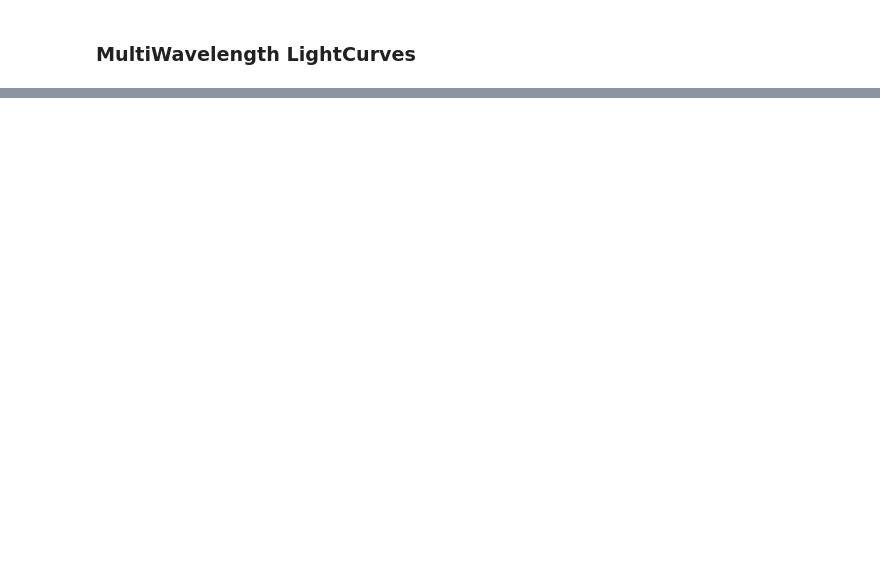
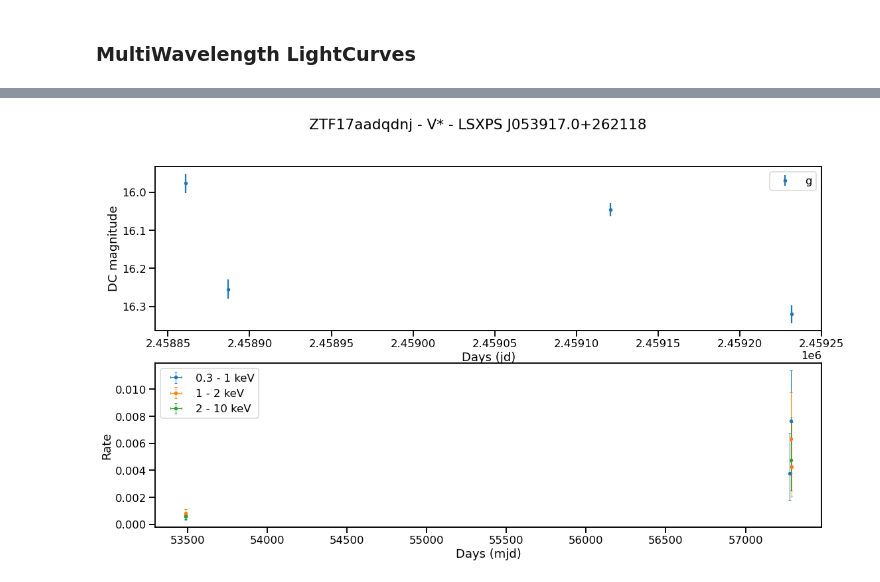
Before and after one commit to JulienPeloton/fink-agn, a Jupyter notebook: notebooks/LSXPS_in_Fink.ipynb, the cells around one changed output, grey strips where cells are left out. Cells and saved outputs as stored; diff of their text form; code cells hidden in the pictures; blank space fills up the shorter version.

```diff
--- a/notebooks/LSXPS_in_Fink.ipynb
+++ b/notebooks/LSXPS_in_Fink.ipynb
@@ -137,0 +269,12 @@ Mean : 1325.0 alerts/day ± 703.5
+# %%
+ztf_large_obs = lsxps_match_ztf[lsxps_match_ztf["objectId"].isin(
+    ztf_nb_alerts.tail(20).reset_index()["objectId"])]["LSXPS_ID"].to_list()
+# %%
+lcs = uds.getLightCurves(
+    sourceID=ztf_large_obs,
+    cat='LSXPS',
+    binning='obsid',
+    timeFormat='MJD',
+    saveData=False,
+    returnData=True
+)
@@ -137,0 +285,31 @@ Mean : 1325.0 alerts/day ± 703.5
+# %%
+fig, ax = plt.subplots(1, 1, figsize=(12, 8))
+
+def plot_xlc(ax, data, band, band_label):
+
+    ytop = data[band]["RatePos"]
+    ybot = data[band]["RateNeg"]
+
+    xright = data[band]["TimePos"]
+    xleft = data[band]["TimeNeg"]
+
+    ax.errorbar(
+        data[band]["Time"],
+        data[band]["Rate"],
+        yerr=[-ybot, ytop],
+        xerr=[-xleft, xright],
+        label=band_label,
+        capsize=2, elinewidth=1, marker='.', linestyle='none'
+    )
+
+plot_xlc(ax, lcs, "Soft_rates", "0.3 - 1 keV")
+plot_xlc(ax, lcs, "Medium_rates", "1 - 2 keV")
+plot_xlc(ax, lcs, "Hard_rates", "2 - 10 keV")
+
+
+#ax.set_xticklabels(Time(lcs[239088]["Total_rates"]["Time"], format="mjd").iso)
+
+#plt.draw()
+plt.legend()
+#ax.set_xticks(ax.get_xticks(), ax.get_xticklabels(), rotation=45, ha='right')
+plt.show()
@@ -137,0 +382,4 @@ Mean : 1325.0 alerts/day ± 703.5
+# %%
+plot_mw_lc(ztf_x_lsxps, "ZTF17aadqdnj")
+# %% [output]
+[figure, added]
```
Also changed, not shown: parts of 16 cells of this notebook, 2 other files.
